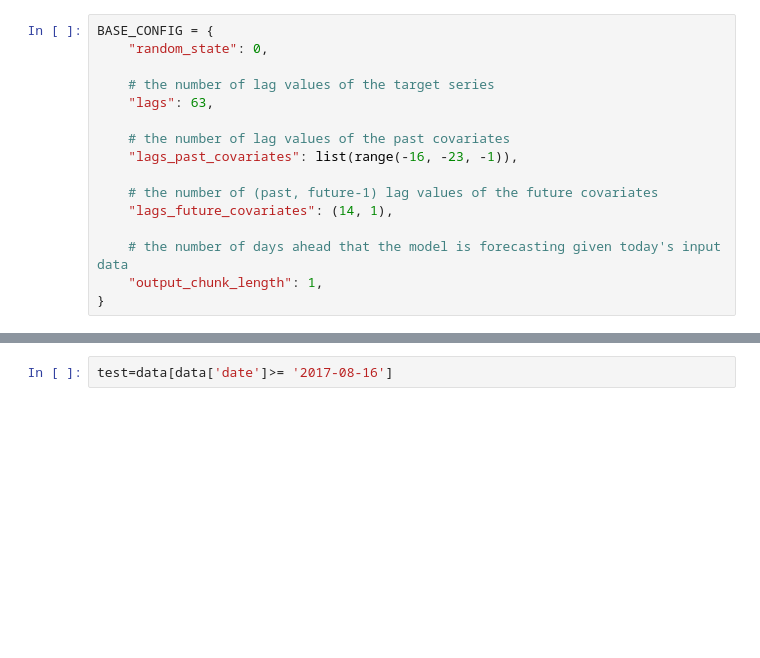
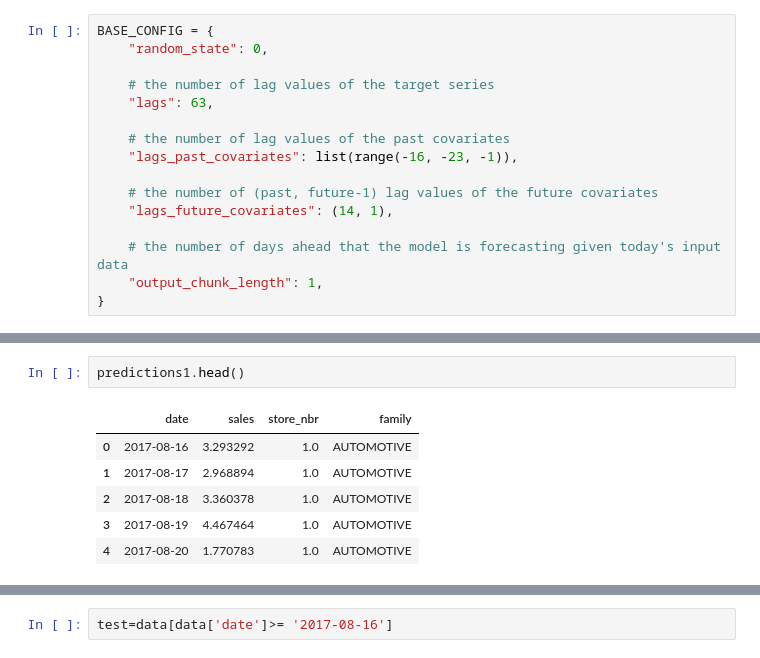
Before and after one commit to IvkovicDanica/Store-sales-time-series, a Jupyter notebook: darts.ipynb, the cells around one changed output, grey strips where cells are left out. Drawn from its saved outputs; the diff is of its cells as text; blank space fills up the shorter version.

```diff
--- a/darts.ipynb
+++ b/darts.ipynb
@@ -436,0 +500,9 @@ final_predictions.tail()
+# %%
+predictions1.head()
+# %% [output]
+|  | date | sales | store_nbr | family |
+| 0 | 2017-08-16 | 3.293292 | 1.0 | AUTOMOTIVE |
+| 1 | 2017-08-17 | 2.968894 | 1.0 | AUTOMOTIVE |
+| 2 | 2017-08-18 | 3.360378 | 1.0 | AUTOMOTIVE |
+| 3 | 2017-08-19 | 4.467464 | 1.0 | AUTOMOTIVE |
+| 4 | 2017-08-20 | 1.770783 | 1.0 | AUTOMOTIVE |
```
Also changed, not shown: parts of 19 cells of this notebook.
